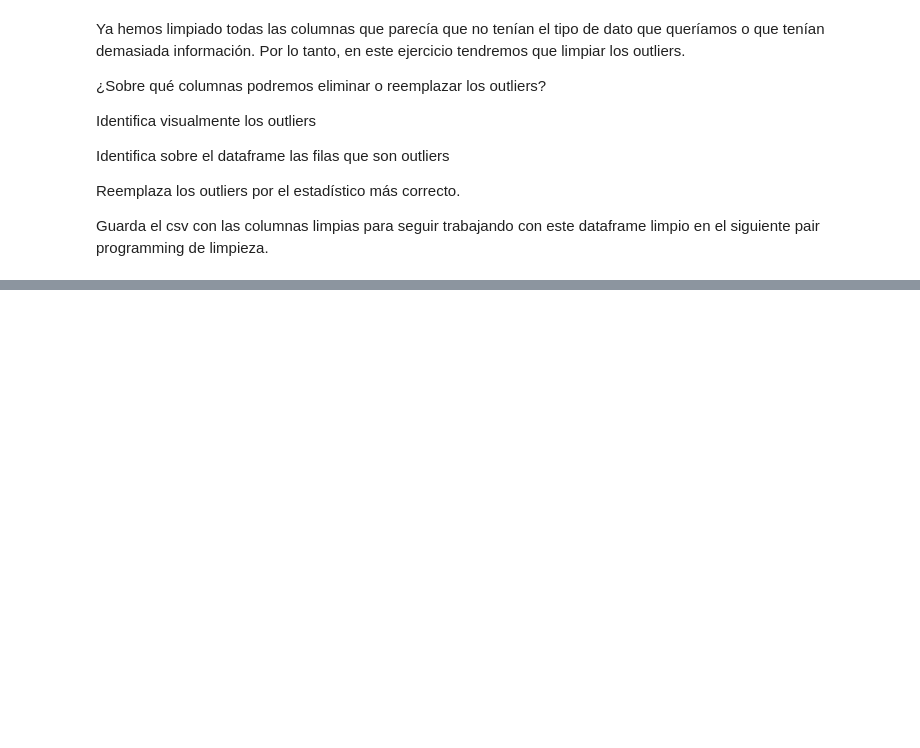
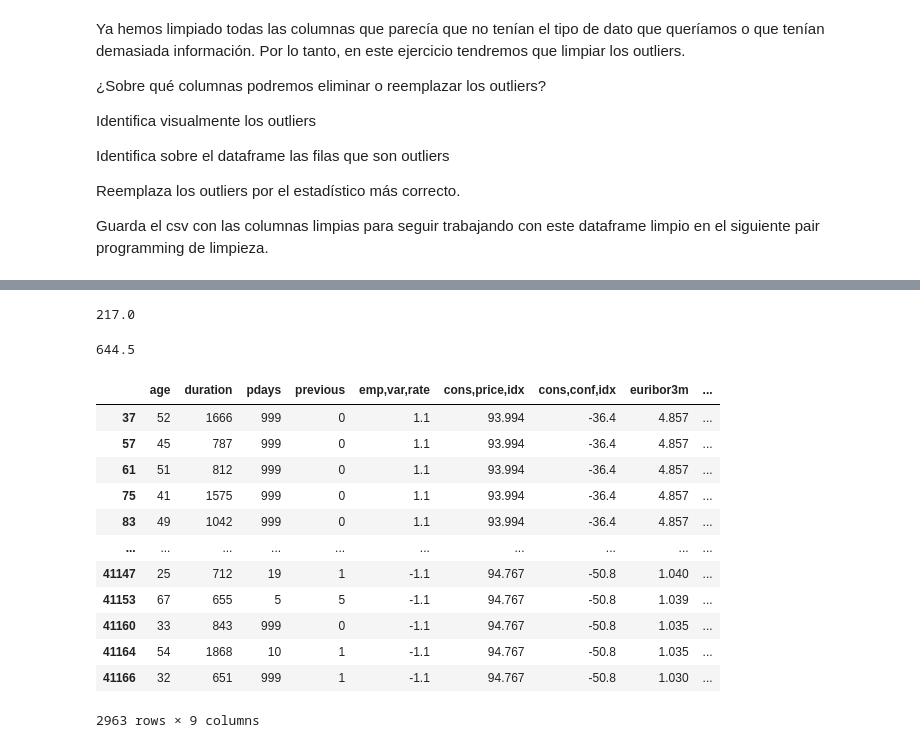
Before and after one commit to Adalab/promo_d_da_modulo2_sprint2_Cristina-Paloma, a Jupyter notebook: Limpieza/limpieza-3-valores-extremos.ipynb, the cells around one changed output, grey strips where cells are left out. Saved outputs shown, nothing was run; the diff lists cells and outputs as text; code cells hidden in the pictures; blank space fills up the shorter version.

```diff
--- a/Limpieza/limpieza-3-valores-extremos.ipynb
+++ b/Limpieza/limpieza-3-valores-extremos.ipynb
@@ -37,0 +64,35 @@ Guarda el csv con las columnas limpias para seguir trabajando con este dataframe
+# %%
+#vamos a comenzar trabajando con una columna. En este caso "duration"
+Q1 = np.nanpercentile(df_numericas["duration"], 25)
+Q3 = np.nanpercentile(df_numericas["duration"], 75)
+# %%
+IRQ_duration = Q3-Q1
+IRQ_duration
+# %% [output]
+217.0
+# %%
+outlier_step = 1.5* IRQ_duration
+# %%
+outlier_top = Q3 + outlier_step
+outlier_low = Q1 - outlier_step
+# %%
+outlier_top
+# %% [output]
+644.5
+# %%
+outliers_data = df_numericas[(df_numericas["duration"] < outlier_low) | (df_numericas["duration"] > outlier_top)]
+outliers_data
+# %% [output]
+|  | age | duration | pdays | previous | emp,var,rate | cons,price,idx | cons,conf,idx | euribor3m | ... |
+| 37 | 52 | 1666 | 999 | 0 | 1.1 | 93.994 | -36.4 | 4.857 | ... |
+| 57 | 45 | 787 | 999 | 0 | 1.1 | 93.994 | -36.4 | 4.857 | ... |
+| 61 | 51 | 812 | 999 | 0 | 1.1 | 93.994 | -36.4 | 4.857 | ... |
+| 75 | 41 | 1575 | 999 | 0 | 1.1 | 93.994 | -36.4 | 4.857 | ... |
+| 83 | 49 | 1042 | 999 | 0 | 1.1 | 93.994 | -36.4 | 4.857 | ... |
+| ... | ... | ... | ... | ... | ... | ... | ... | ... | ... |
+| 41147 | 25 | 712 | 19 | 1 | -1.1 | 94.767 | -50.8 | 1.040 | ... |
+| 41153 | 67 | 655 | 5 | 5 | -1.1 | 94.767 | -50.8 | 1.039 | ... |
+| 41160 | 33 | 843 | 999 | 0 | -1.1 | 94.767 | -50.8 | 1.035 | ... |
+| 41164 | 54 | 1868 | 10 | 1 | -1.1 | 94.767 | -50.8 | 1.035 | ... |
+| 41166 | 32 | 651 | 999 | 1 | -1.1 | 94.767 | -50.8 | 1.030 | ... |
+2963 rows × 9 columns
```
Also changed, not shown: parts of 23 cells of this notebook.
